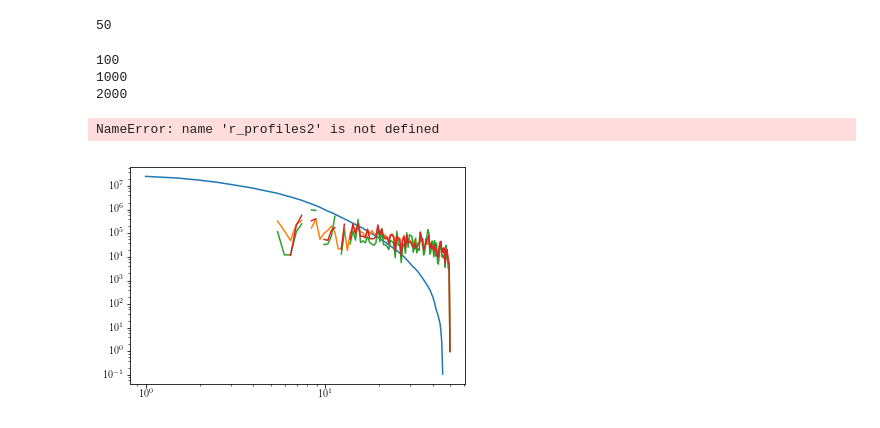
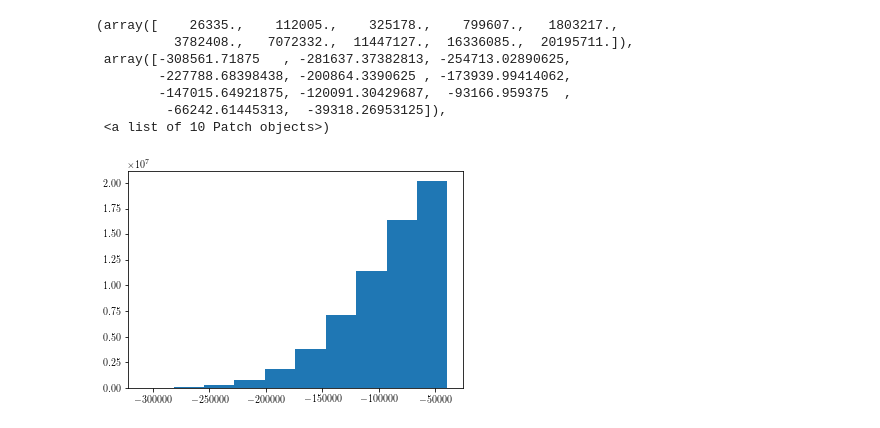
Before and after one commit to chervs/tracers_triaxial, a Jupyter notebook: density_examples.ipynb, the cells around one changed output. Saved outputs shown, nothing was run; the diff lists cells and outputs as text; code cells hidden in the pictures.

```diff
--- a/density_examples.ipynb
+++ b/density_examples.ipynb
@@ -15,0 +28,6 @@ Populating the interactive namespace from numpy and matplotlib
+# %%
+pp = readsnap('./halos/MWLMC6_100M_new_b0_2_000', 'pos', 'dm')
+vv = readsnap('./halos/MWLMC6_100M_new_b0_2_000', 'vel', 'dm')
+massarr = readsnap('./halos/MWLMC6_100M_new_b0_2_000', 'mass', 'dm')
+Epp = readsnap('./halos/MWLMC6_100M_new_b0_2_000', 'pot', 'dm')
+ids = readsnap('./halos/MWLMC6_100M_new_b0_2_000', 'pid', 'dm')
@@ -45 +70,12 @@ len(ids)
+# %%
+hist(MW_pot)
+# %% [output]
+(array([    26335.,    112005.,    325178.,    799607.,   1803217.,
+          3782408.,   7072332.,  11447127.,  16336085.,  20195711.]),
+ array([-308561.71875   , -281637.37382813, -254713.02890625,
+        -227788.68398438, -200864.3390625 , -173939.99414062,
+        -147015.64921875, -120091.30429687,  -93166.959375  ,
+         -66242.61445313,  -39318.26953125]),
+ <a list of 10 Patch objects>)
+[figure, added]
 # %%
@@ -55,17 +93,0 @@ teo_plummer = soda.profiles.dens_plummer(5, r_profiles, 1E10)
-# %%
-bins = [50, 100, 1000, 2000]
-for i in bins:
-    print(i)
-    weights_plum, w_ids = weights.weight_triaxial(rr, Ekk, Epp, ids, partmass,0.01,
-                                                  i, 1E10, 'Plummer', [5])
-    density_plum = tracers_properties.den_tracers(weights_plum, ids, w_ids, rr, massarr, 100)
-
-    loglog(r_profiles, density_plum)
-loglog(r_profiles, teo_plummer, c='k')
-# %% [output]
-50
-100
-1000
-2000
-NameError: name 'r_profiles2' is not defined
-[figure, removed]
```
Also changed, not shown: parts of 33 cells of this notebook.
